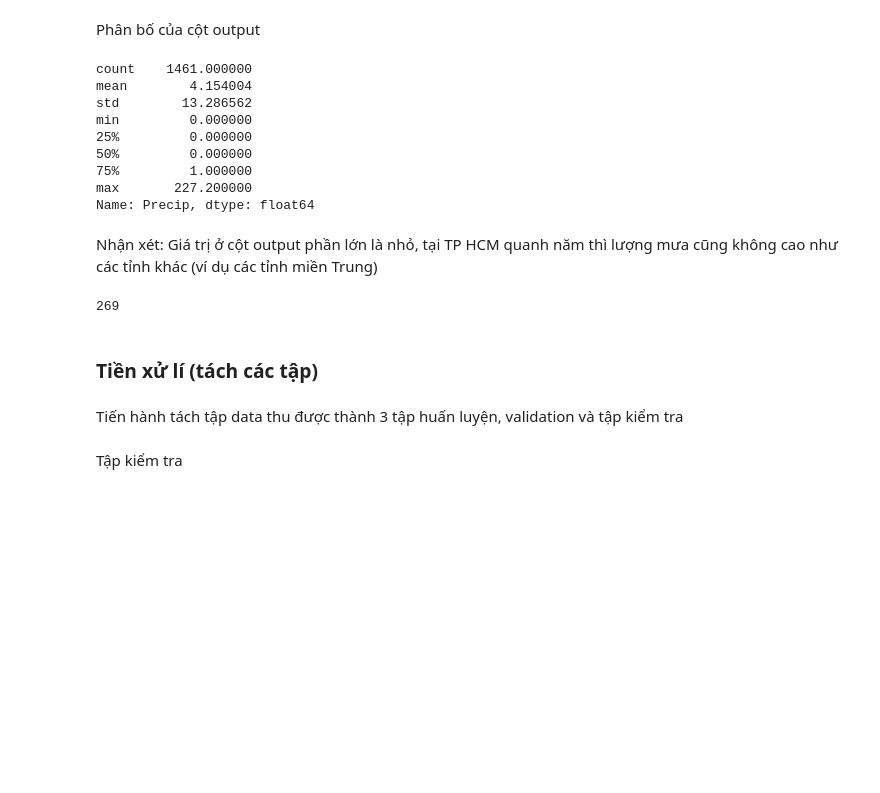
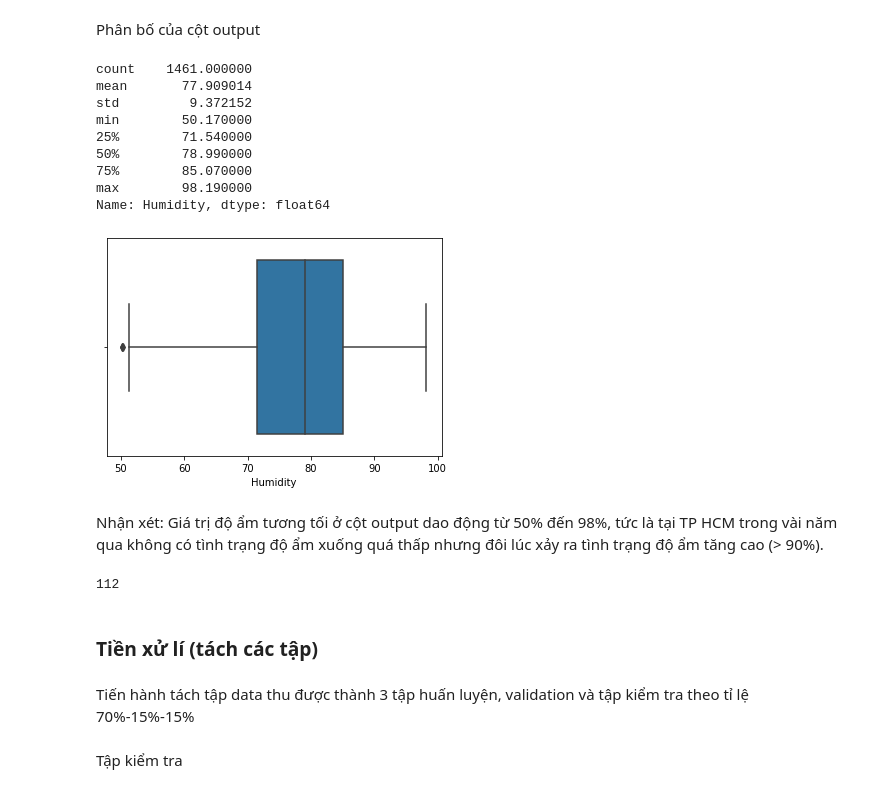
Before and after one commit to TanThinNguyen/data-science-final-project, a Jupyter notebook: weather_forecast.ipynb, the cells around one changed output. Cells and saved outputs as stored; diff of their text form; code cells hidden in the pictures; blank space fills up the shorter version.

```diff
--- a/weather_forecast.ipynb
+++ b/weather_forecast.ipynb
@@ -234,25 +246,29 @@ data_df['Precip'].isna().sum()
 # %% [markdown]
 Phân bố của cột output
 # %%
-data_df['Precip'].describe()
+data_df['Humidity'].describe()
 # %% [output]
 count    1461.000000
-mean        4.154004
-std        13.286562
-min         0.000000
-25%         0.000000
-50%         0.000000
-75%         1.000000
-max       227.200000
-Name: Precip, dtype: float64
+mean       77.909014
+std         9.372152
+min        50.170000
+25%        71.540000
+50%        78.990000
+75%        85.070000
+max        98.190000
+Name: Humidity, dtype: float64
-# %% [markdown]
-Nhận xét: Giá trị ở cột output phần lớn là nhỏ, tại TP HCM quanh năm thì lượng mưa cũng không cao như các tỉnh khác (ví dụ các tỉnh miền Trung)
+# %%
+sns.boxplot(data_df['Humidity']);
+# %% [output]
+[figure, added]
+# %% [markdown]
+Nhận xét: Giá trị độ ẩm tương tối ở cột output dao động từ 50% đến 98%, tức là tại TP HCM trong vài năm qua không có tình trạng độ ẩm xuống quá thấp nhưng đôi lúc xảy ra tình trạng độ ẩm tăng cao (> 90%).
 # %%
-(data_df['Precip'] > 4.15).sum()
+(data_df['Humidity'] > 90).sum()
 # %% [output]
-269
+112
 # %% [markdown]
 ### Tiền xử lí (tách các tập)
 # %% [markdown]
-Tiến hành tách tập data thu được thành 3 tập huấn luyện, validation và tập kiểm tra
+Tiến hành tách tập data thu được thành 3 tập huấn luyện, validation và tập kiểm tra theo tỉ lệ 70%-15%-15%
 # %%
```
Also changed, not shown: parts of 76 cells of this notebook.
